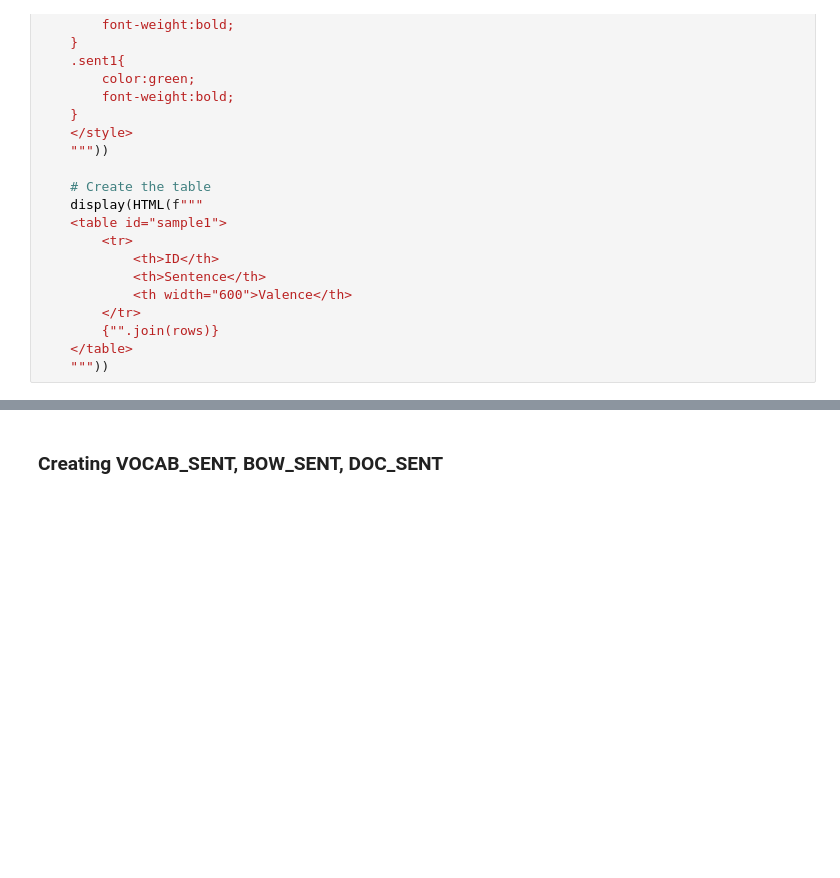
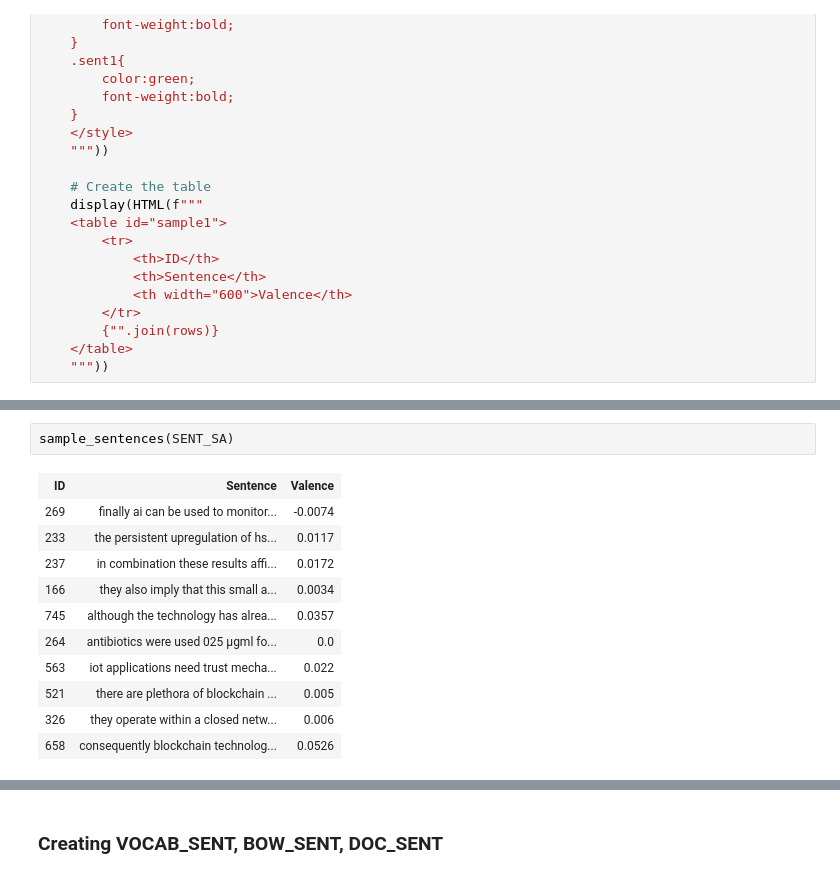
Before and after one commit to caroline-kranefuss/evolving_sentiment_climate, a Jupyter notebook: notebooks/sentiment.ipynb, the cells around one changed output, grey strips where cells are left out. Cells and saved outputs as stored; diff of their text form; blank space fills up the shorter version.

```diff
--- a/notebooks/sentiment.ipynb
+++ b/notebooks/sentiment.ipynb
@@ -264 +264,15 @@ sample_sentences(SENT_SA)
+# %%
+sample_sentences(SENT_SA)
+# %% [output]
+| ID | Sentence | Valence |
+| 269 | finally ai can be used to monitor... | -0.0074 |
+| 233 | the persistent upregulation of hs... | 0.0117 |
+| 237 | in combination these results affi... | 0.0172 |
+| 166 | they also imply that this small a... | 0.0034 |
+| 745 | although the technology has alrea... | 0.0357 |
+| 264 | antibiotics were used 025 μgml fo... | 0.0 |
+| 563 | iot applications need trust mecha... | 0.022 |
+| 521 | there are plethora of blockchain ... | 0.005 |
+| 326 | they operate within a closed netw... | 0.006 |
+| 658 | consequently blockchain technolog... | 0.0526 |
 # %% [markdown]
```
Also changed, not shown: parts of 4 cells of this notebook, 8 other files.
